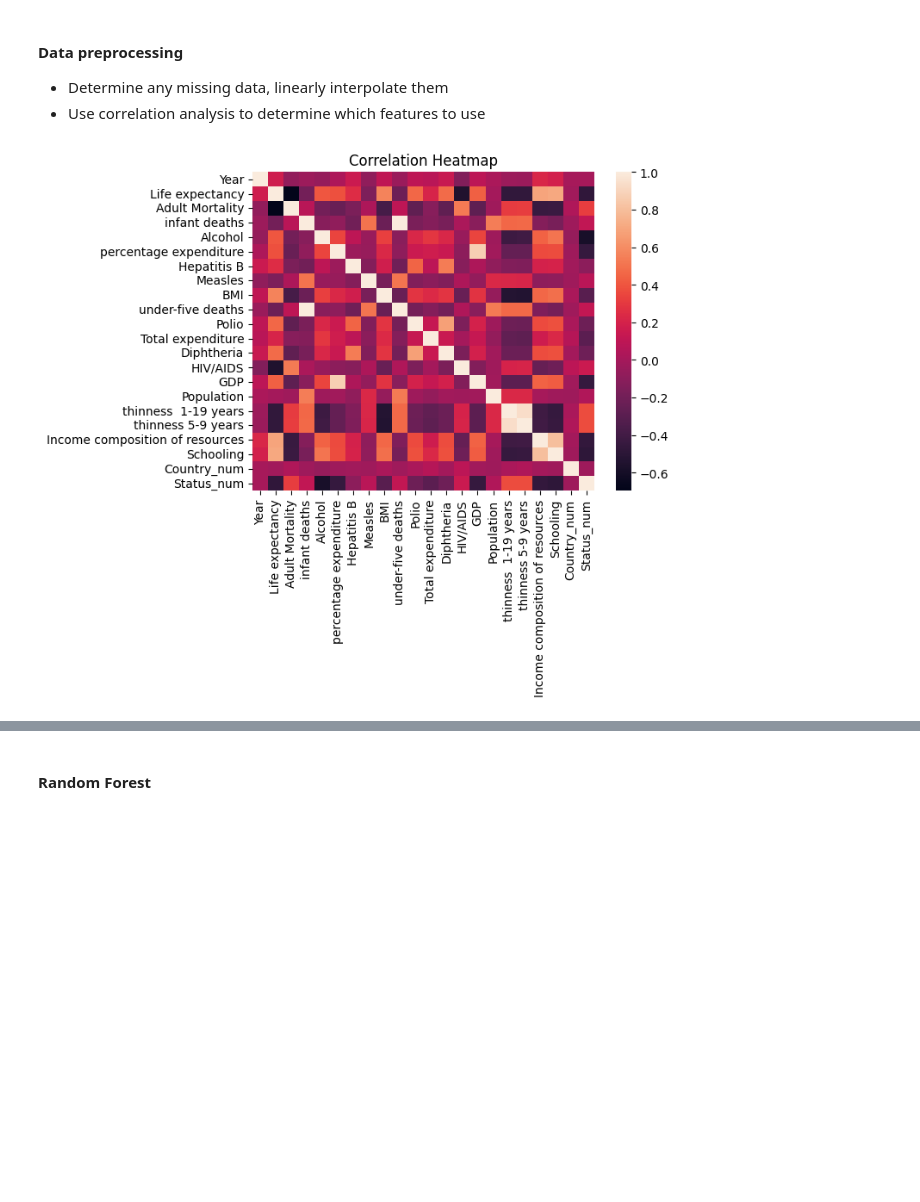
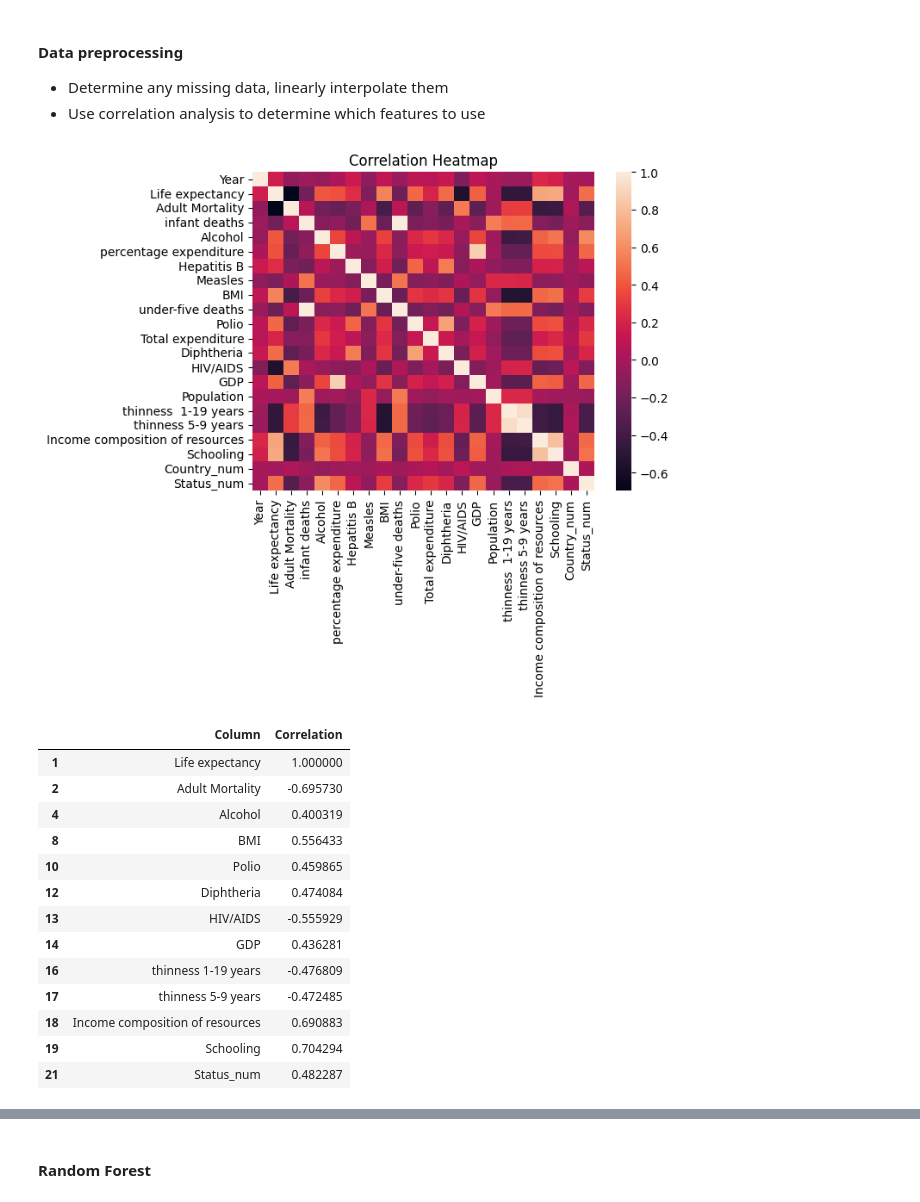
Before and after one commit to rishab-t0910/stat432_final_project, a Jupyter notebook: final_project.ipynb, the cells around one changed output, grey strips where cells are left out. Cells and saved outputs as stored; diff of their text form; code cells hidden in the pictures; blank space fills up the shorter version.

```diff
--- a/final_project.ipynb
+++ b/final_project.ipynb
@@ -51,19 +40,38 @@ country_list
 # %%
 df = data_raw.copy()
 
 ## Make categorical variables in quantitative
 df['Country_num'] = df['Country'].apply(lambda x: country_list.index(x) + 1)
-df['Status_num'] = df['Status'].apply(lambda x: 1 if x == 'Developing' else 0)
+df['Status_num'] = df['Status'].apply(lambda x: 0 if x == 'Developing' else 1)
 df['Colour'] = df['Country'].apply(lambda x: colours[country_list.index(x)])
 
 df = df.interpolate(method = 'linear')
 
 corr_df = df.drop(columns=['Country', 'Status', 'Colour']).corr()
 sns.heatmap(corr_df)
 plt.title("Correlation Heatmap")
 plt.show()
+
+## Consider the values which have |r| high enough (arbitrary)
+life_expectancy_corr = pd.DataFrame({"Column": corr_df.loc["Life expectancy"].index, "Correlation": corr_df.loc["Life expectancy"].values})
+life_exp_var = life_expectancy_corr[abs(life_expectancy_corr['Correlation']) >= 0.4]
+life_exp_var
 # %% [output]
-[figure, old version]
+[figure, new version]
+|  | Column | Correlation |
+| 1 | Life expectancy | 1.000000 |
+| 2 | Adult Mortality | -0.695730 |
+| 4 | Alcohol | 0.400319 |
+| 8 | BMI | 0.556433 |
+| 10 | Polio | 0.459865 |
+| 12 | Diphtheria | 0.474084 |
+| 13 | HIV/AIDS | -0.555929 |
+| 14 | GDP | 0.436281 |
+| 16 | thinness 1-19 years | -0.476809 |
+| 17 | thinness 5-9 years | -0.472485 |
+| 18 | Income composition of resources | 0.690883 |
+| 19 | Schooling | 0.704294 |
+| 21 | Status_num | 0.482287 |
 # %%
 df['Mean LE'] = df.groupby(by = 'Country')['Life expectancy'].transform('mean')
 trunc_df = df.copy()
```
Also changed, not shown: parts of 7 cells of this notebook.
